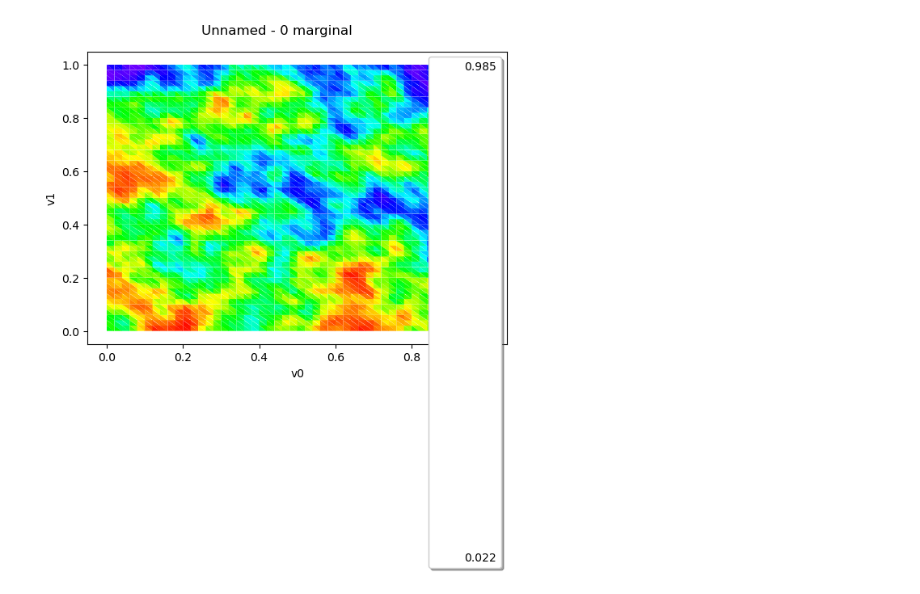
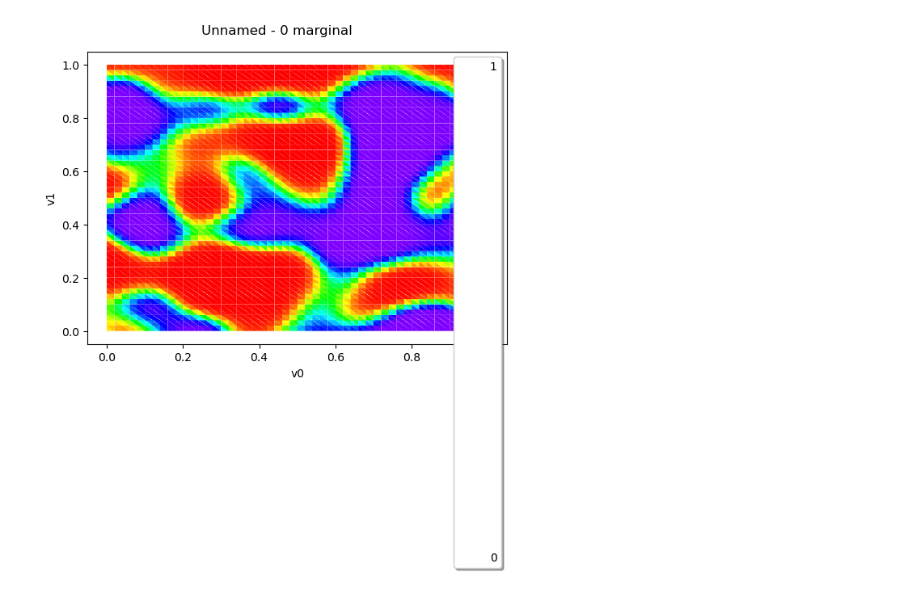
Before and after one commit to IbraSey/phdseydi, a Jupyter notebook: gp.ipynb, the cells around one changed output. Drawn from its saved outputs; the diff is of its cells as text; code cells hidden in the pictures.

```diff
--- a/gp.ipynb
+++ b/gp.ipynb
@@ -1,27 +1,27 @@
 # %%
 import openturns as ot
 from openturns.viewer import View
 import matplotlib.pyplot as plt
 
 # (1)
 mesher = ot.IntervalMesher([50, 50])
 mesh = mesher.build(ot.Interval([0.0, 0.0], [1.0, 1.0]))
 
 # (2)
-cov = ot.ExponentialModel([0.2, 0.2], [1.5])
+cov = ot.SquaredExponential([0.1, 0.1], [4.5])
 X = ot.GaussianProcess(cov, mesh)
 field_X = X.getRealization()
 
 # (3)
 sigmoid = ot.SymbolicFunction(['z'], ['1/(1+exp(-z))'])
 f = sigmoid(field_X)
 field_f = ot.Field(mesh, f)
 
 # Affichage
 graph = field_f.draw()
 fig = plt.figure(figsize=(6, 6))
 View(graph, figure=fig)
 plt.tight_layout()
 plt.show()
 # %% [output]
-[figure, old version]
+[figure, new version]
```
Also changed, not shown: parts of 5 cells of this notebook.
